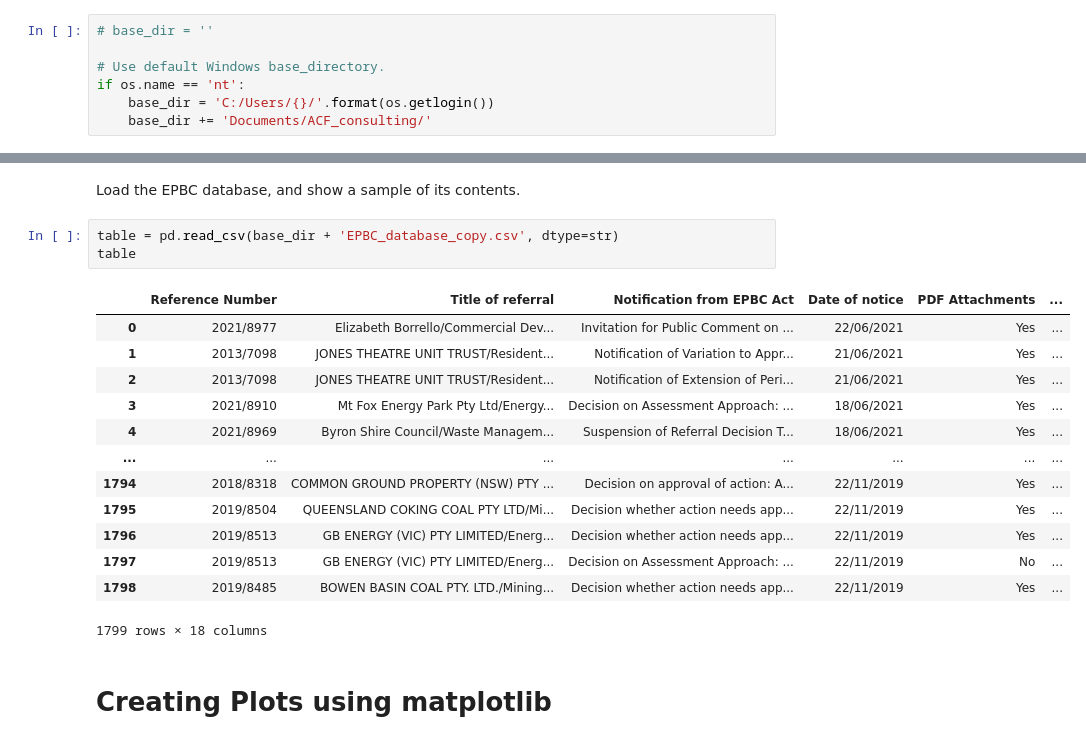
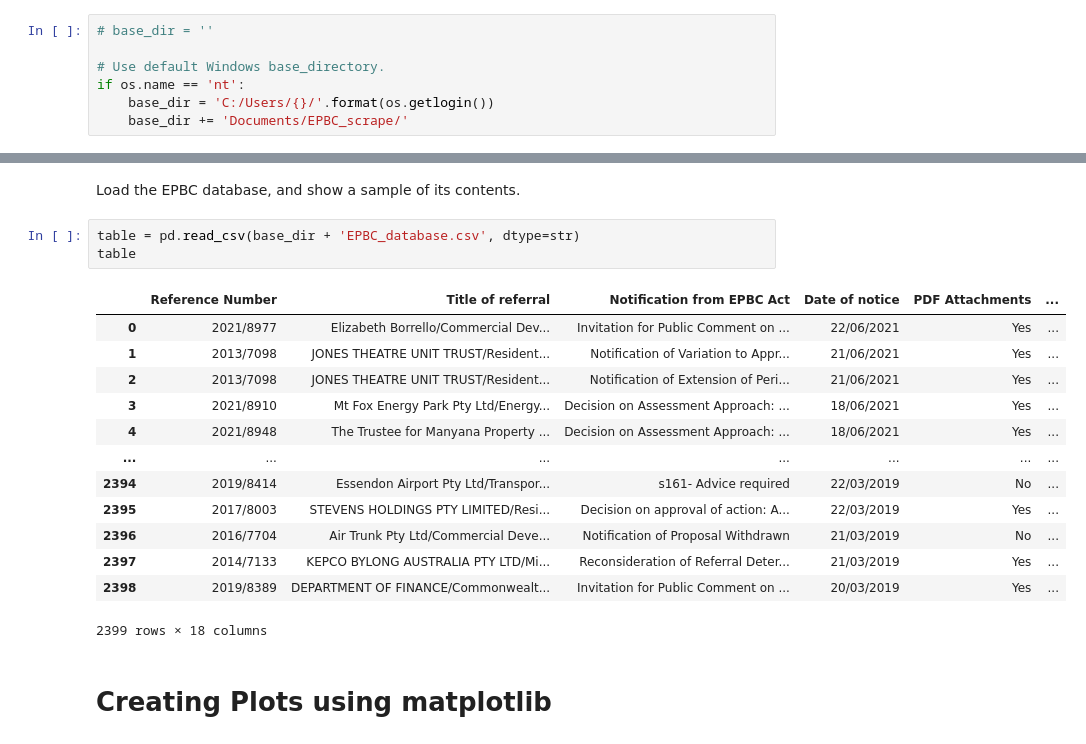
Before and after one commit to eshort0401/EPBC_scrape, a Jupyter notebook: analysis_examples.ipynb, the cells around one changed output, grey strips where cells are left out. Saved outputs shown, nothing was run; the diff lists cells and outputs as text.

```diff
--- a/analysis_examples.ipynb
+++ b/analysis_examples.ipynb
@@ -27,28 +27,28 @@ Specify the base directory for the project.
 # Use default Windows base_directory.
 if os.name == 'nt':
     base_dir = 'C:/Users/{}/'.format(os.getlogin())
-    base_dir += 'Documents/ACF_consulting/'
+    base_dir += 'Documents/EPBC_scrape/'
 # %% [markdown]
 # Exploring the Database Using pandas
 # %% [markdown]
 Load the EPBC database, and show a sample of its contents.
 # %%
-table = pd.read_csv(base_dir + 'EPBC_database_copy.csv', dtype=str)
+table = pd.read_csv(base_dir + 'EPBC_database.csv', dtype=str)
 table
 # %% [output]
 |  | Reference Number | Title of referral | Notification from EPBC Act | Date of notice | PDF Attachments | ... |
 | 0 | 2021/8977 | Elizabeth Borrello/Commercial Dev... | Invitation for Public Comment on ... | 22/06/2021 | Yes | ... |
 | 1 | 2013/7098 | JONES THEATRE UNIT TRUST/Resident... | Notification of Variation to Appr... | 21/06/2021 | Yes | ... |
 | 2 | 2013/7098 | JONES THEATRE UNIT TRUST/Resident... | Notification of Extension of Peri... | 21/06/2021 | Yes | ... |
 | 3 | 2021/8910 | Mt Fox Energy Park Pty Ltd/Energy... | Decision on Assessment Approach: ... | 18/06/2021 | Yes | ... |
-| 4 | 2021/8969 | Byron Shire Council/Waste Managem... | Suspension of Referral Decision T... | 18/06/2021 | Yes | ... |
+| 4 | 2021/8948 | The Trustee for Manyana Property ... | Decision on Assessment Approach: ... | 18/06/2021 | Yes | ... |
 | ... | ... | ... | ... | ... | ... | ... |
-| 1794 | 2018/8318 | COMMON GROUND PROPERTY (NSW) PTY ... | Decision on approval of action: A... | 22/11/2019 | Yes | ... |
-| 1795 | 2019/8504 | QUEENSLAND COKING COAL PTY LTD/Mi... | Decision whether action needs app... | 22/11/2019 | Yes | ... |
-| 1796 | 2019/8513 | GB ENERGY (VIC) PTY LIMITED/Energ... | Decision whether action needs app... | 22/11/2019 | Yes | ... |
-| 1797 | 2019/8513 | GB ENERGY (VIC) PTY LIMITED/Energ... | Decision on Assessment Approach: ... | 22/11/2019 | No | ... |
-| 1798 | 2019/8485 | BOWEN BASIN COAL PTY. LTD./Mining... | Decision whether action needs app... | 22/11/2019 | Yes | ... |
+| 2394 | 2019/8414 | Essendon Airport Pty Ltd/Transpor... | s161- Advice required | 22/03/2019 | No | ... |
+| 2395 | 2017/8003 | STEVENS HOLDINGS PTY LIMITED/Resi... | Decision on approval of action: A... | 22/03/2019 | Yes | ... |
+| 2396 | 2016/7704 | Air Trunk Pty Ltd/Commercial Deve... | Notification of Proposal Withdrawn | 21/03/2019 | No | ... |
+| 2397 | 2014/7133 | KEPCO BYLONG AUSTRALIA PTY LTD/Mi... | Reconsideration of Referral Deter... | 21/03/2019 | Yes | ... |
+| 2398 | 2019/8389 | DEPARTMENT OF FINANCE/Commonwealt... | Invitation for Public Comment on ... | 20/03/2019 | Yes | ... |
-1799 rows × 18 columns
+2399 rows × 18 columns
 # %% [markdown]
 # Creating Plots using matplotlib
 # %% [markdown]
```
